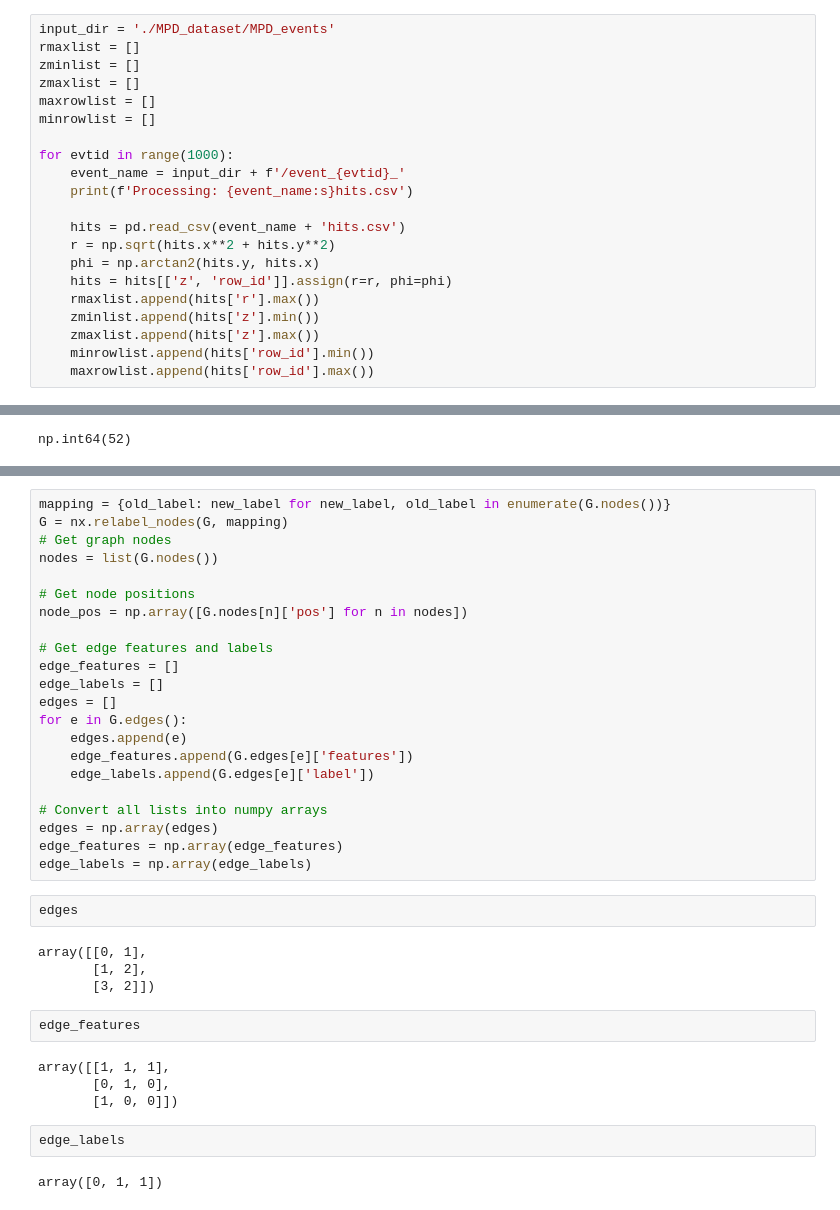
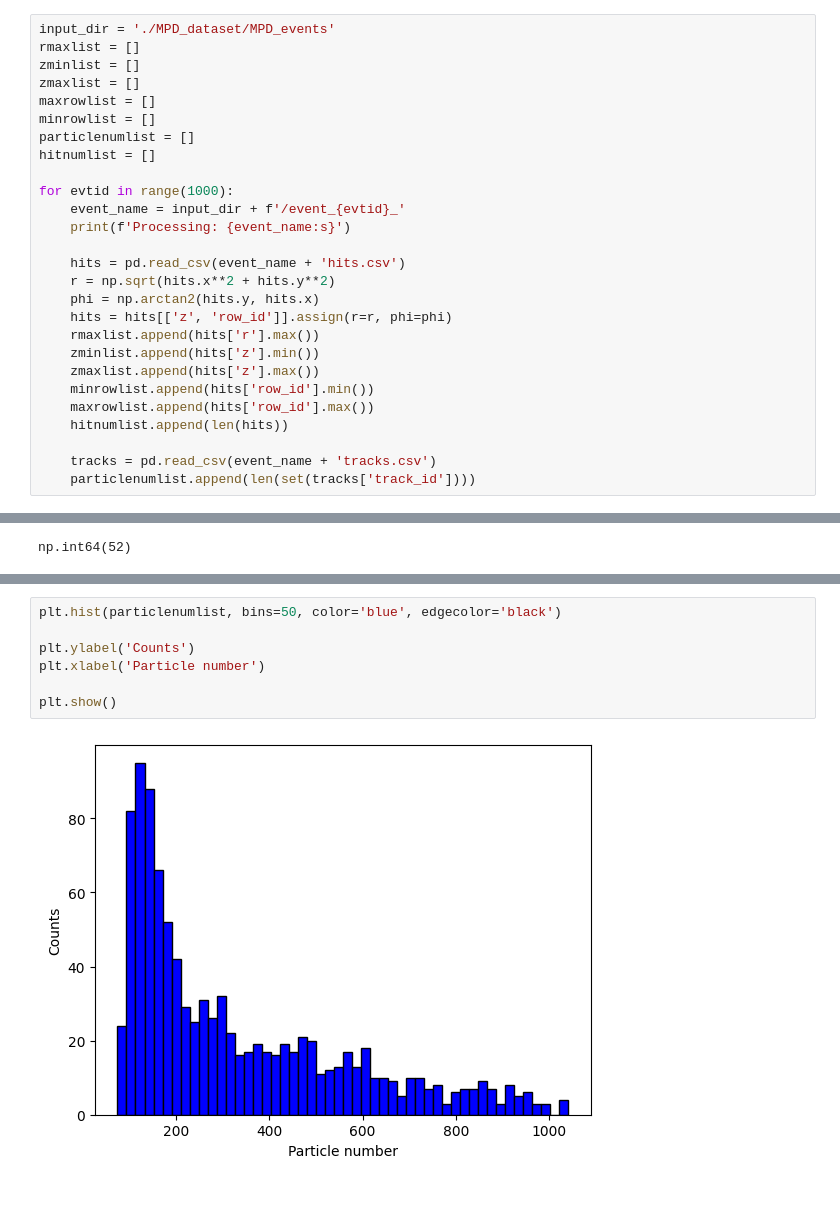
Before and after one commit to YauheniTalochkaN/GNN_tracking_model, a Jupyter notebook: check_sizes.ipynb, the cells around one changed output, grey strips where cells are left out. Cells and saved outputs as stored; diff of their text form.

Commit message:
figures

```diff
--- a/check_sizes.ipynb
+++ b/check_sizes.ipynb
@@ -8,10 +9,12 @@ zminlist = []
 zmaxlist = []
 maxrowlist = []
 minrowlist = []
+particlenumlist = []
+hitnumlist = []
 
 for evtid in range(1000):
     event_name = input_dir + f'/event_{evtid}_'
-    print(f'Processing: {event_name:s}hits.csv')
+    print(f'Processing: {event_name:s}')
 
     hits = pd.read_csv(event_name + 'hits.csv')
     r = np.sqrt(hits.x**2 + hits.y**2)
@@ -22,4 +25,8 @@ for evtid in range(1000):
     zmaxlist.append(hits['z'].max())
     minrowlist.append(hits['row_id'].min())
     maxrowlist.append(hits['row_id'].max())
+    hitnumlist.append(len(hits))
+
+    tracks = pd.read_csv(event_name + 'tracks.csv')
+    particlenumlist.append(len(set(tracks['track_id'])))
 # %% [output]
@@ -77,38 +70,9 @@ G.add_edge(3, 2, features=[1,0,0], label=1)
-# %%
-mapping = {old_label: new_label for new_label, old_label in enumerate(G.nodes())}
-G = nx.relabel_nodes(G, mapping)
-# Get graph nodes
-nodes = list(G.nodes())
-
-# Get node positions
-node_pos = np.array([G.nodes[n]['pos'] for n in nodes])
-
-# Get edge features and labels
-edge_features = []
-edge_labels = []
-edges = []
-for e in G.edges():
-    edges.append(e)
-    edge_features.append(G.edges[e]['features'])
-    edge_labels.append(G.edges[e]['label'])
-
-# Convert all lists into numpy arrays
-edges = np.array(edges)
-edge_features = np.array(edge_features)
-edge_labels = np.array(edge_labels)
-# %%
-edges
-# %% [output]
-array([[0, 1],
-       [1, 2],
-       [3, 2]])
-# %%
-edge_features
-# %% [output]
-array([[1, 1, 1],
-       [0, 1, 0],
-       [1, 0, 0]])
-# %%
-edge_labels
-# %% [output]
-array([0, 1, 1])
+# %%
+plt.hist(particlenumlist, bins=50, color='blue', edgecolor='black')
+
+plt.ylabel('Counts')
+plt.xlabel('Particle number')
+
+plt.show()
+# %% [output]
+[figure, added]
```
Also changed, not shown: parts of 5 cells of this notebook.
